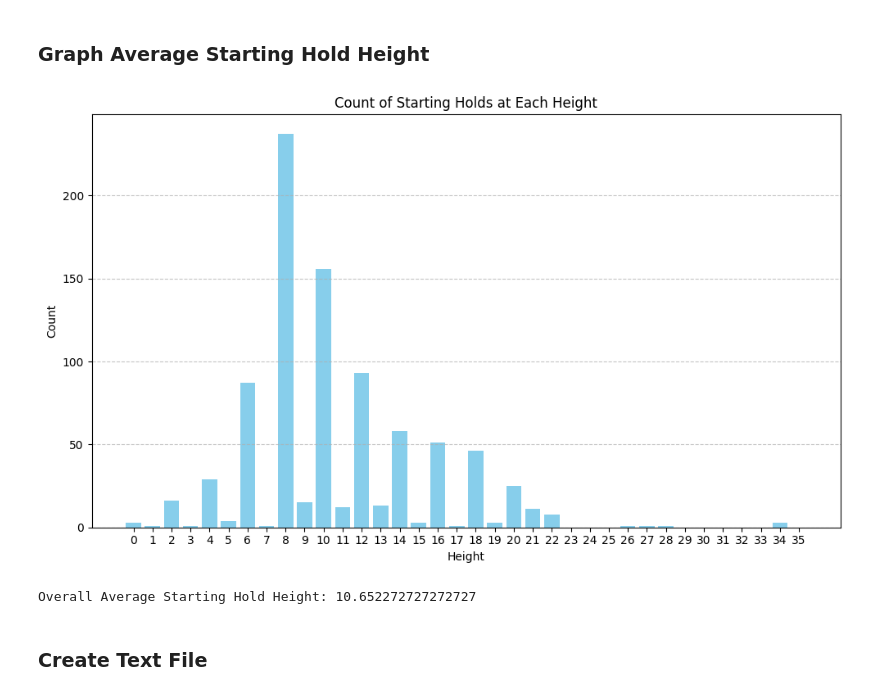
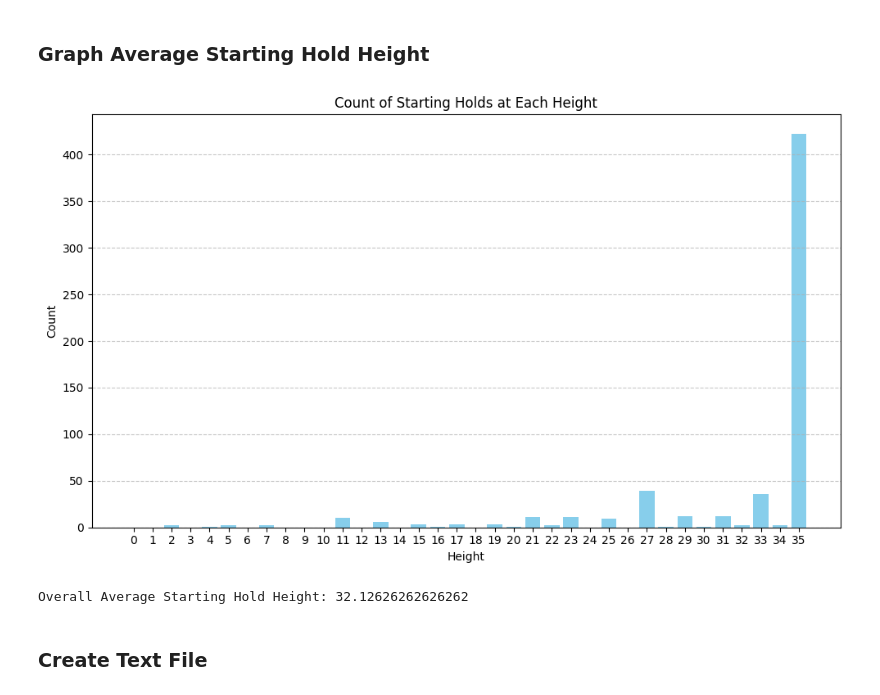
Before and after one commit to ViniciusDugue/KilterBoard-AI, a Jupyter notebook: Markov_Kilter.ipynb, the cells around one changed output. Cells and saved outputs as stored; diff of their text form; code cells hidden in the pictures.

```diff
--- a/Markov_Kilter.ipynb
+++ b/Markov_Kilter.ipynb
@@ -213,11 +213,16 @@ def id_to_index(id):
 
 def id_to_coordinate(id):
     index = id_to_index(id)-1
-    x = index % 35
+    x = (index % 35)
     y = index//35
     if y >=35:
         y-=2 #because the top 2 rows of large hand holds dont have any feet so its offset
+    if y <= 31 and y >=2 and (y -1) %4 == 0:
+        x +=2 # because each alternating row of feet are offset by 2 on the x axis
     return (x,y)
+
+# print(id_to_coordinate(1476))
+# print(id_to_coordinate(1539))
 
 def frame_to_ids(frame):
     ids_list_1 = []
@@ -305,38 +310,38 @@ for index, climb in filtered_df.iterrows():
         sparse_matrix = frame_to_sparse_matrix(climb['frames'])
 
         # Extract the y-coordinate values of starting holds (marked as 2)
-        starting_holds_y = sparse_matrix.row[sparse_matrix.data == 2]
+        starting_holds_y = sparse_matrix.row[sparse_matrix.data == 4] + 1
 
         # Count occurrences of each y-coordinate value and update the starting_hold_height_counts list
         for y in starting_holds_y:
             starting_hold_height_counts[y] += 1
             # Add the height of the starting hold to the total
             total_starting_hold_heights += y
 
         # Increment climb counter
         climb_counter += 1
     except (IndexError, ValueError):
         pass  # Skip climb silently
 
 # Plot the count of starting holds at each height
 plt.figure(figsize=(10, 6))  # Adjust the figure size as needed
 plt.bar(range(36), starting_hold_height_counts, color='skyblue')
 plt.title('Count of Starting Holds at Each Height')
 plt.xlabel('Height')
 plt.ylabel('Count')
 plt.xticks(range(36))
 plt.grid(axis='y', linestyle='--', alpha=0.7)
 plt.tight_layout()
 plt.show()
 
 # Calculate the overall average starting hold height across all climbs
 total_starting_holds = sum(starting_hold_height_counts)
 average_starting_hold_height = total_starting_hold_heights / total_starting_holds
 
 print("Overall Average Starting Hold Height:", average_starting_hold_height)
 # %% [output]
-[figure, old version]
+[figure, new version]
-Overall Average Starting Hold Height: 10.652272727272727
+Overall Average Starting Hold Height: 32.12626262626262
 # %% [markdown]
 ### Create Text File
 # %%
```
Also changed, not shown: parts of 6 cells of this notebook, 5 other files.
